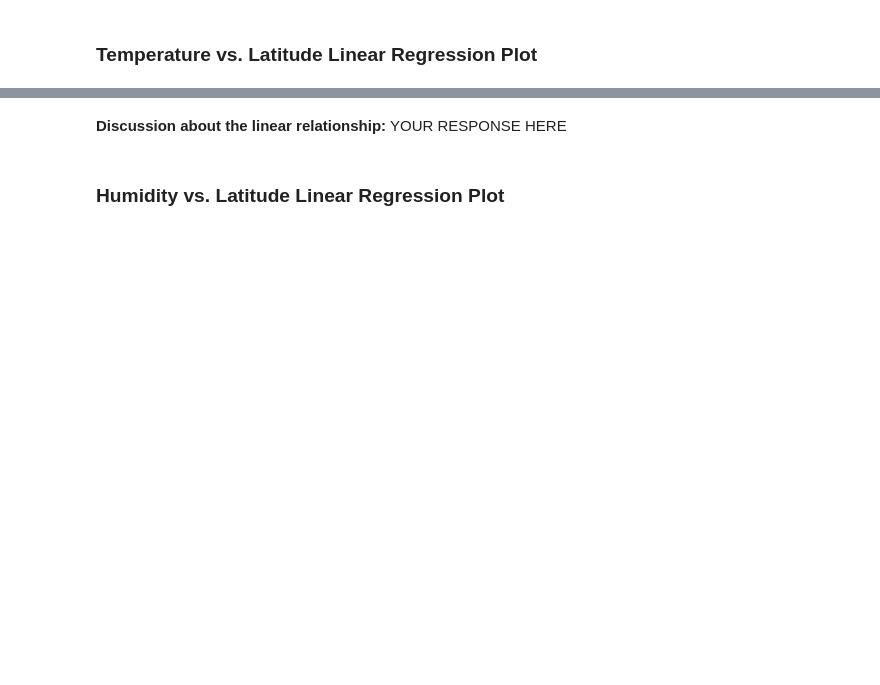
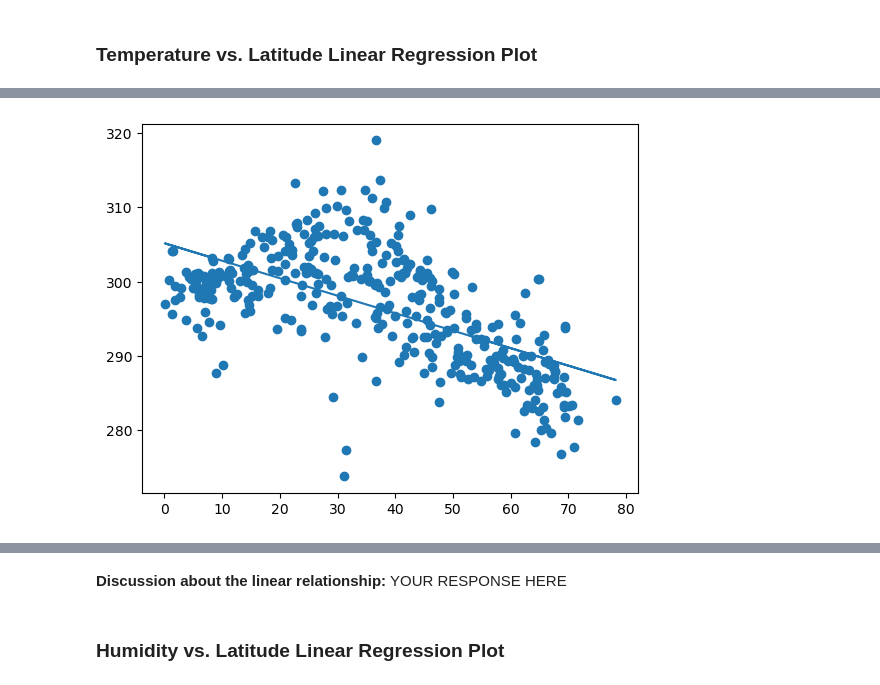
Before and after one commit to dmropp/python-api-challenge, a Jupyter notebook: WeatherPy/WeatherPy.ipynb, the cells around one changed output, grey strips where cells are left out. Drawn from its saved outputs; the diff is of its cells as text; code cells hidden in the pictures; blank space fills up the shorter version.

```diff
--- a/WeatherPy/WeatherPy.ipynb
+++ b/WeatherPy/WeatherPy.ipynb
@@ -310,2 +310,12 @@ The r-value is: 0.7161472181434118
+# %%
+# Linear regression on Northern Hemisphere
+
+create_lin_regress(northern_hemi_df["Lat"], northern_hemi_df["Max Temp"])
+
+#plt.scatter(northern_hemi_df["Lat"], northern_hemi_df["Max Temp"])
+
+plt.show()
+# %% [output]
+[figure, added]
 # %%
 # Linear regression on Southern Hemisphere
```
Also changed, not shown: parts of 17 cells of this notebook.
